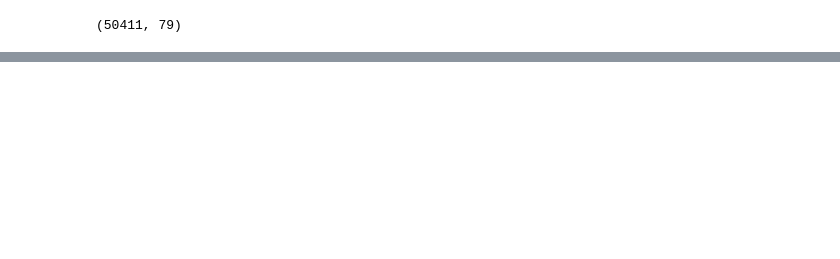
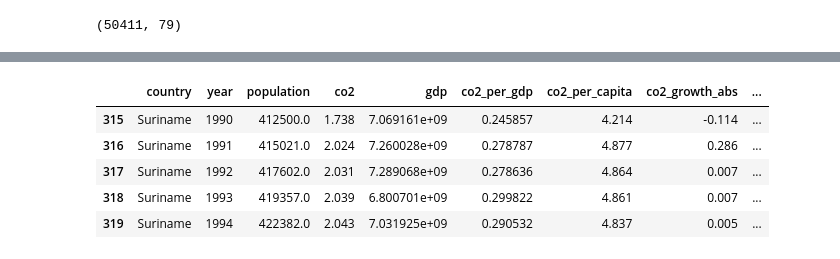
Before and after one commit to dsaedinia/DSE511-HW2, a Jupyter notebook: notebooks/data_parse.ipynb, the cells around one changed output, grey strips where cells are left out. Drawn from its saved outputs; the diff is of its cells as text; code cells hidden in the pictures; blank space fills up the shorter version.

```diff
--- a/notebooks/data_parse.ipynb
+++ b/notebooks/data_parse.ipynb
@@ -63,0 +172,21 @@ NA_df.describe()
+# %%
+# Re-calculating cols that involve GDP --> Since it is now based in 2021 buying power
+
+# converting Million tons to Kg since co2 per gdp is expressed in Kg per international-$ in 2021 prices --> Hence multiplying by 1 milion to get the actual ton amount and then by 1000 to get Kg --> hence 1e9
+final_df['co2_per_gdp'] = (final_df['co2'] * 1e9) / final_df['gdp']
+
+# Also need to convert terrawatt hrs of primary energy consumption to kilowatt hrs for energy per gdp --> as expressed in the codebook
+final_df['energy_per_gdp'] = (final_df['primary_energy_consumption'] * 1e9) / final_df['gdp']
+
+rearrange_cols = ['country', 'year', 'population', 'co2', 'gdp','co2_per_gdp' ,'co2_per_capita','co2_growth_abs','co2_growth_prct', 'cumulative_co2', 'land_use_change_co2', 'cumulative_luc_co2',"co2_including_luc", "total_ghg", 'primary_energy_consumption', 'energy_per_gdp']
+
+final_df = final_df[rearrange_cols]
+
+final_df[final_df['country'] == 'Suriname'].head()
+# %% [output]
+|  | country | year | population | co2 | gdp | co2_per_gdp | co2_per_capita | co2_growth_abs | ... |
+| 315 | Suriname | 1990 | 412500.0 | 1.738 | 7.069161e+09 | 0.245857 | 4.214 | -0.114 | ... |
+| 316 | Suriname | 1991 | 415021.0 | 2.024 | 7.260028e+09 | 0.278787 | 4.877 | 0.286 | ... |
+| 317 | Suriname | 1992 | 417602.0 | 2.031 | 7.289068e+09 | 0.278636 | 4.864 | 0.007 | ... |
+| 318 | Suriname | 1993 | 419357.0 | 2.039 | 6.800701e+09 | 0.299822 | 4.861 | 0.007 | ... |
+| 319 | Suriname | 1994 | 422382.0 | 2.043 | 7.031925e+09 | 0.290532 | 4.837 | 0.005 | ... |
```
Also changed, not shown: parts of 13 cells of this notebook.
